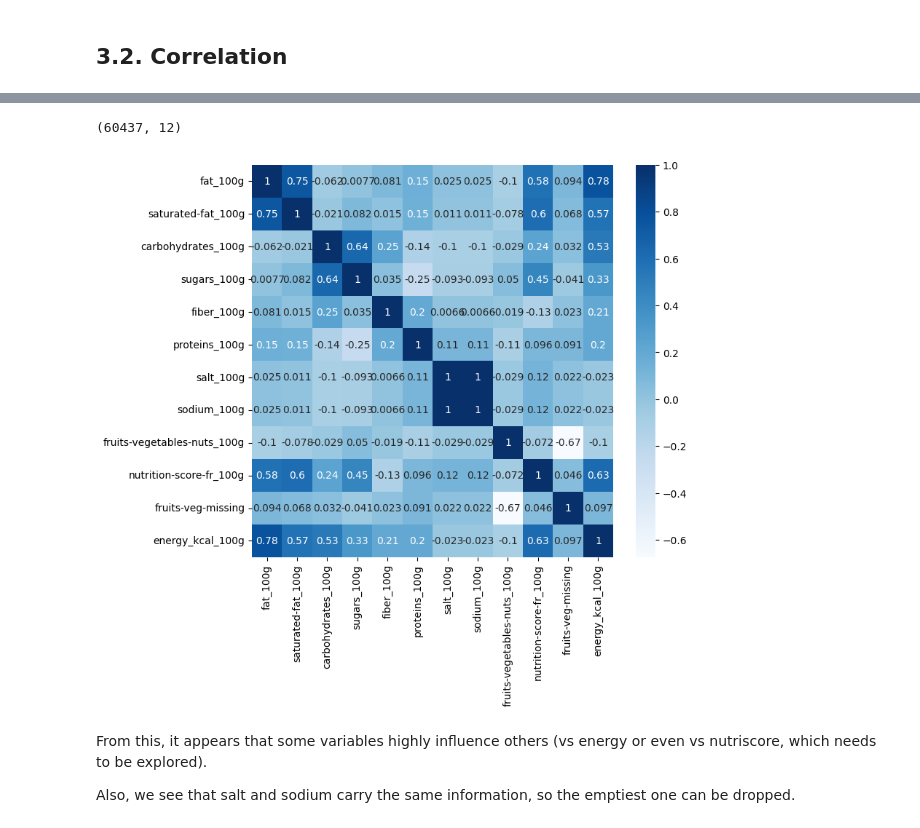
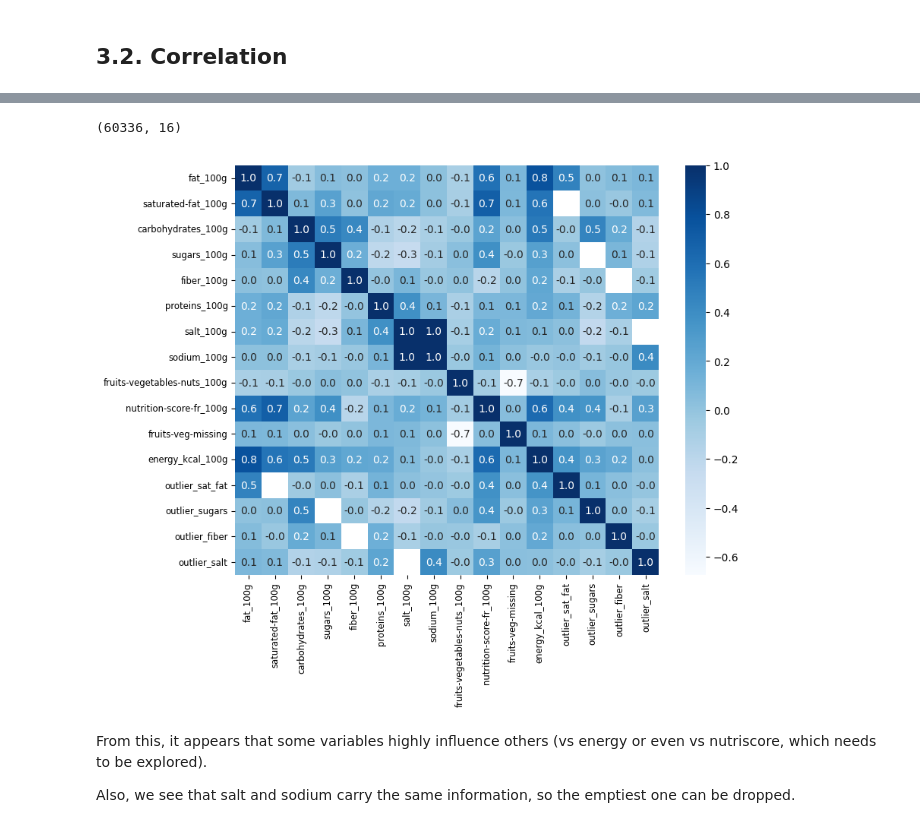
Before and after one commit to 64FC/Openclassrooms_DataScientist, a Jupyter notebook: Projet_2/OpenFoodFacts_1_notebook_nettoyage.ipynb, the cells around one changed output, grey strips where cells are left out. Saved outputs shown, nothing was run; the diff lists cells and outputs as text; code cells hidden in the pictures.

```diff
--- a/Projet_2/OpenFoodFacts_1_notebook_nettoyage.ipynb
+++ b/Projet_2/OpenFoodFacts_1_notebook_nettoyage.ipynb
@@ -788,7 +997,8 @@ new_pnns_1 = {'Beverages':['Beverages'],
               'Milk and dairy products':['Milk and dairy products'],
               'Salty snacks':['Salty snacks'],
               'Sugary snacks':['Sugary snacks', 'sugary-snacks'],
-              'UNK':['unknown']}
+              'UNK':['unknown']
+              }
 
 # Reverse it for use:
 map_pnns_1 = {k: oldk for oldk, oldv in new_pnns_1.items() for k in oldv}
@@ -870,0 +1051,3 @@ outliers_fin.shape
+# %%
+# Let's fill the missing values, with 'unknown'
+outliers_df2['pnns_groups_2'] = outliers_df2['pnns_groups_2'].fillna('unknown')
@@ -872,5 +1106,5 @@ outliers_fin.shape
 ## 3.2. Correlation
 # %%
 # Let's make a copy
-cor_df = outliers_fin.copy()
+cor_df = outliers_df2.copy()
 # %%
@@ -895,18 +1130,19 @@ energy_kcal_100g               float64
 dtype: object
 # %%
-num_df = cor_df.select_dtypes(include=['float64', 'bool'])
+num_df = cor_df.select_dtypes(include=['float64', 'int64'])
 num_df.shape
 # %% [output]
-(60437, 12)
+(60336, 16)
 # %%
 # Define the dimensions of the plot (global modification)
-plt.rcParams['figure.figsize'] = (8,7)
+plt.rcParams['figure.figsize'] = (9,7)
 
 # Create the plot
-ax = sns.heatmap(num_df.corr(), cmap='Blues', annot=True)
+ax = sns.heatmap(num_df.corr(), cmap='Blues', annot=True, fmt='.1f')
+ax.tick_params(labelsize='small')
 plt.show()
 # %% [output]
-[figure, old version]
+[figure, new version]
 # %% [markdown]
 From this, it appears that some variables highly influence others (vs energy or even vs nutriscore, which needs to be explored).
 
```
Also changed, not shown: parts of 75 cells of this notebook.
